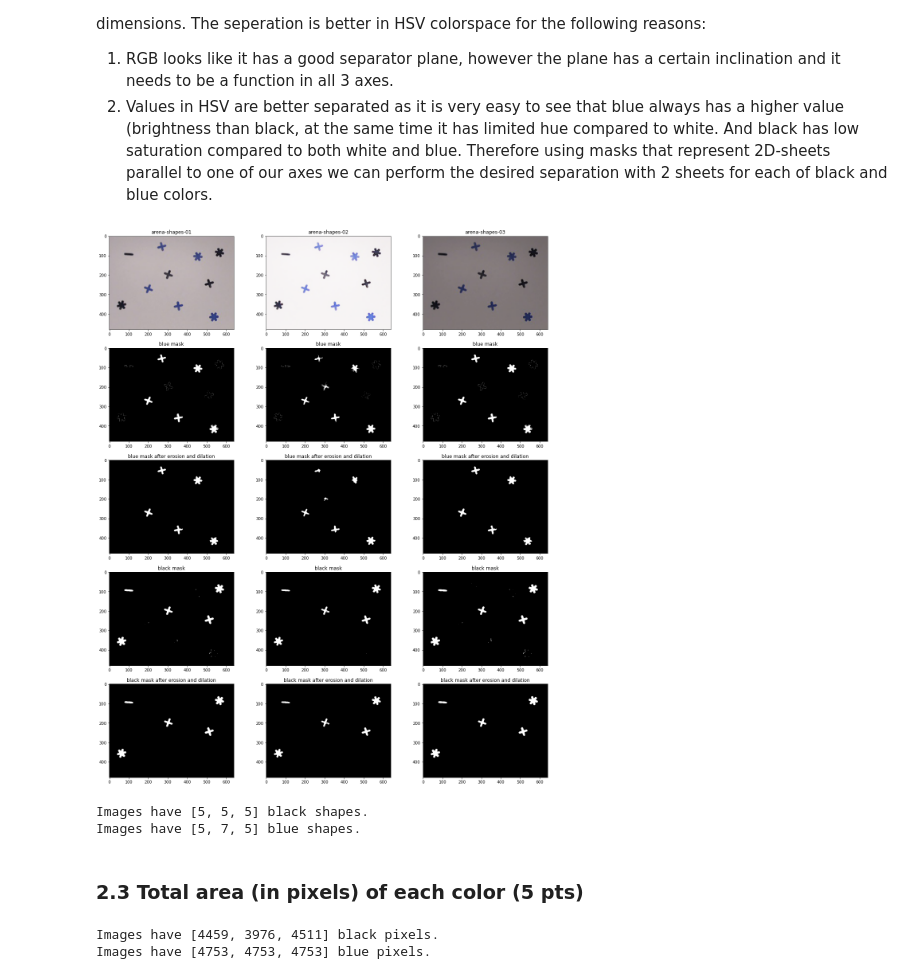
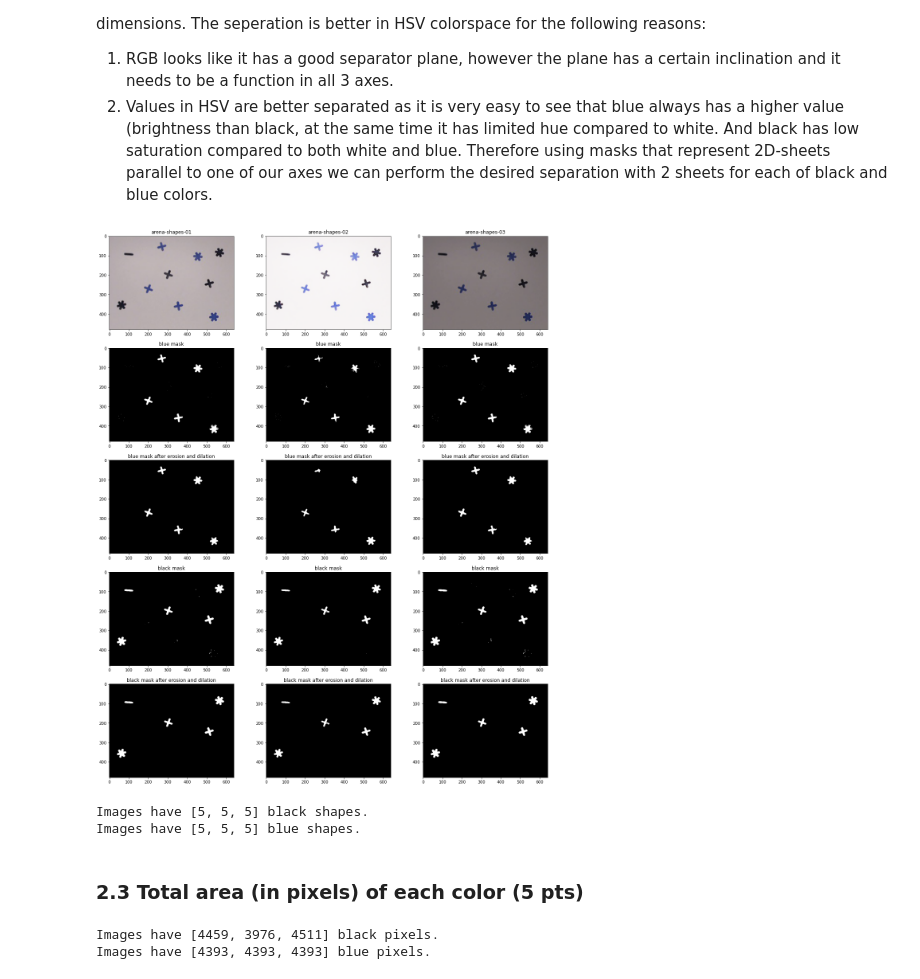
Before and after one commit to benhaj/ImageAnalysisPatternRecognition-labs, a Jupyter notebook: labs/lab_01_segmentation-Copy1.ipynb, the cells around one changed output. Drawn from its saved outputs; the diff is of its cells as text; code cells hidden in the pictures.

```diff
--- a/labs/lab_01_segmentation-Copy1.ipynb
+++ b/labs/lab_01_segmentation-Copy1.ipynb
@@ -613,37 +613,36 @@ The images above, show the different pixels in RGB an HSV colorspace. We see tha
 1. RGB looks like it has a good separator plane, however the plane has a certain inclination and it needs to be a function in all 3 axes.
 1. Values in HSV are better separated as it is very easy to see that blue always has a higher value (brightness than black, at the same time it has limited hue compared to white. And black has low saturation compared to both white and blue. Therefore using masks that represent 2D-sheets parallel to one of our axes we can perform the desired separation with 2 sheets for each of black and blue colors.
 # %%
-# Limit saturation for blue only to get more accurate number of pixels later
-mask_blue = [cv2.inRange(img, (0, 0.3, 0.5), (0.6, 1, 1) ) for img in images_stretched]
+mask_blue = [cv2.inRange(img, (0, 0.3, 0.6), (0.6, 1, 1) ) for img in images_stretched]
 mask_black = [cv2.inRange(img, (0, 0, 0), (1, 1, 0.6)) for img in images_stretched]
 mask_blue_transformed = [dilation(erosion(mask, disk(2)),disk(2)) for mask in mask_blue]
 mask_black_transformed = [dilation(erosion(mask, disk(2)),disk(2)) for mask in mask_black]
 fig, axis = plt.subplots(figsize=[20,25])
 for blue, black, blue_trans, black_trans, img, i, name in zip(mask_blue, mask_black, mask_blue_transformed , mask_black_transformed, images, range(0,len(images)), im_names):
     ax = plt.subplot(5,3,i+1)
     ax.set_title(name)
     plt.imshow(img)
     ax = plt.subplot(5,3,i+4)
     ax.set_title('blue mask')
     plt.imshow(blue, cmap='gray')
     ax = plt.subplot(5,3,i+7)
     plt.imshow(blue_trans, cmap='gray')
     ax.set_title('blue mask after erosion and dilation')
     ax = plt.subplot(5,3,i+10)
     plt.imshow(black, cmap='gray')
     ax.set_title('black mask')
     ax =plt.subplot(5,3,i+13)
     plt.imshow(black_trans, cmap='gray')
     ax.set_title('black mask after erosion and dilation')
 plt.show()
 # %% [output]
-[figure, old version]
+[figure, new version]
 # %%
 print('Images have {} black shapes.'.format([ndi.label(mask)[1] for mask in mask_black_transformed]))
 print('Images have {} blue shapes.'.format([ndi.label(mask)[1] for mask in mask_blue_transformed]))
 # %% [output]
 Images have [5, 5, 5] black shapes.
-Images have [5, 7, 5] blue shapes.
+Images have [5, 5, 5] blue shapes.
 # %% [markdown]
 ### 2.3 Total area (in pixels) of each color (5 pts)
 # %%
@@ -654,4 +653,4 @@ print('Images have {} black pixels.'.format(count_pixels([black!=255 for black i
 print('Images have {} blue pixels.'.format(count_pixels([blue!=255 for black in mask_blue])))
 # %% [output]
 Images have [4459, 3976, 4511] black pixels.
-Images have [4753, 4753, 4753] blue pixels.
+Images have [4393, 4393, 4393] blue pixels.
```
